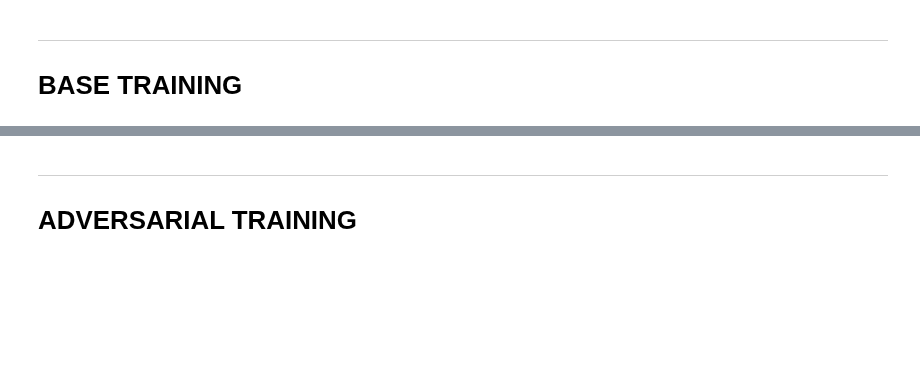
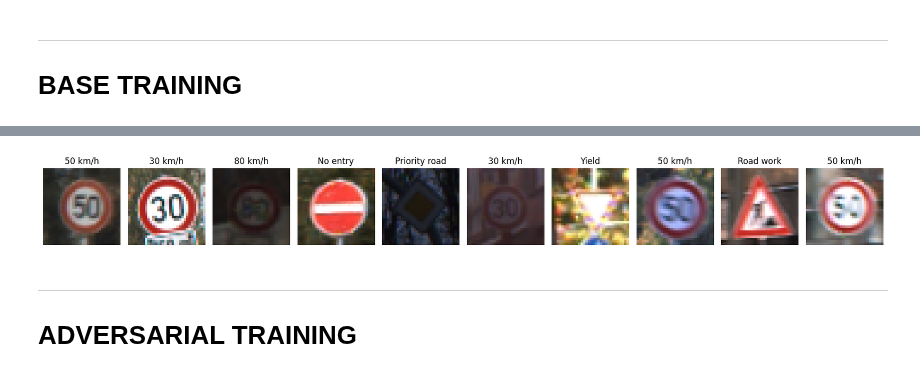
Before and after one commit to ro-jo-mo/Dissertation-Verifying-NN, a Jupyter notebook: CV.ipynb, the cells around one changed output, grey strips where cells are left out. Saved outputs shown, nothing was run; the diff lists cells and outputs as text; code cells hidden in the pictures; blank space fills up the shorter version.

Commit message:
reworking how data is imported

```diff
--- a/CV.ipynb
+++ b/CV.ipynb
@@ -152,3 +131,0 @@ log_memory()
-# %%
-train_dataset = tf.data.Dataset.from_tensor_slices((X_train, y_train))
-test_dataset = tf.data.Dataset.from_tensor_slices((X_test, y_test))
@@ -159,6 +132,6 @@ log_memory()
 # %%
-train_dataset = train_dataset.shuffle(buffer_size=1024).batch(batch_size)
-test_dataset = test_dataset.batch(batch_size)
+#train_dataset = train_dataset.batch(batch_size)
+#test_dataset = test_dataset.batch(batch_size)
 # %%
 ########################
 ### Define the model ###
@@ -166,7 +139,10 @@ test_dataset = test_dataset.batch(batch_size)
 
 def get_model():
     model = tf.keras.models.Sequential()
-    model.add(tf.keras.layers.Input(shape=(_N,_N,3)))
+
+    model.add(tf.keras.layers.Resizing(_N,_N))
+    model.add(tf.keras.layers.Rescaling(1.0 / 255.0))
+
     model.add(tf.keras.layers.Conv2D(32, (3, 3), activation='relu'))
     model.add(tf.keras.layers.MaxPooling2D((2, 2)))
     model.add(tf.keras.layers.Conv2D(64, (3, 3), activation='relu'))
@@ -214,6 +188,6 @@ None
 model.compile(optimizer="adam",
               loss=tf.keras.losses.SparseCategoricalCrossentropy(from_logits=True),
               metrics=['accuracy'])
-history = model.fit(train_dataset, epochs=epochs, validation_data=test_dataset)
+history = model.fit(train_dataset, epochs=epochs)
 # %% [output]
 Epoch 1/6
@@ -291,3 +205,28 @@ F1-score (macro): 0.9636
+# %%
+def print_metrics(model: tf.keras.models.Sequential,data: tf.data.Dataset):
+    for images, labels in data.take(1):
+        images = images.numpy()
+        labels = labels.numpy()
+        plt.figure(figsize=(17,6))
+
+        for i in range(10):
+            idx = np.random.randint(0, images.shape[0] - 1)
+            img = images[idx] / 255.0
+            label = labels[idx]
+            model.predict()
+            plt.subplot(3, 10, i + 1)
+            plt.title(LABELS[label][:20])
+            plt.axis('off')
+            plt.imshow(img, cmap='gray')
+
+        plt.tight_layout()
+        plt.show()
+
+
+
+print_metrics(model, test_dataset)
+# %% [output]
+[figure, added]
 # %%
 ######################################
 ### Define the PGD attack function ###
```
Also changed, not shown: parts of 24 cells of this notebook, 2 other files.
